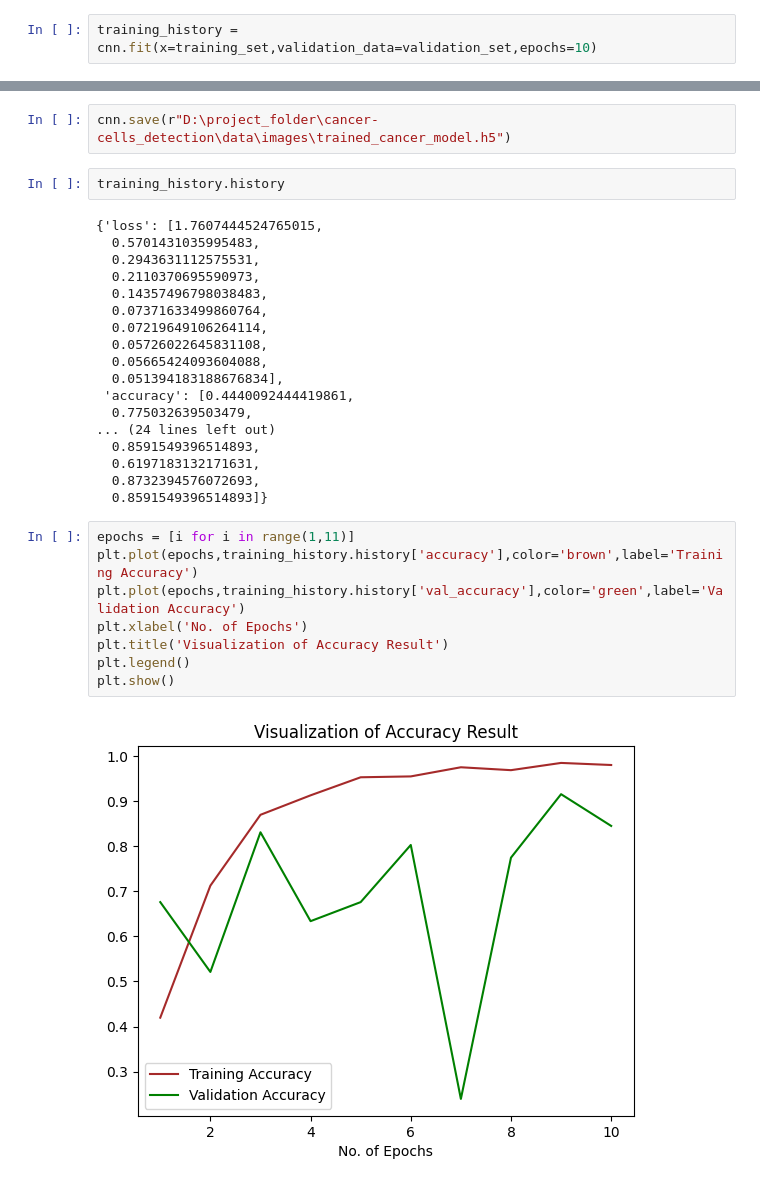
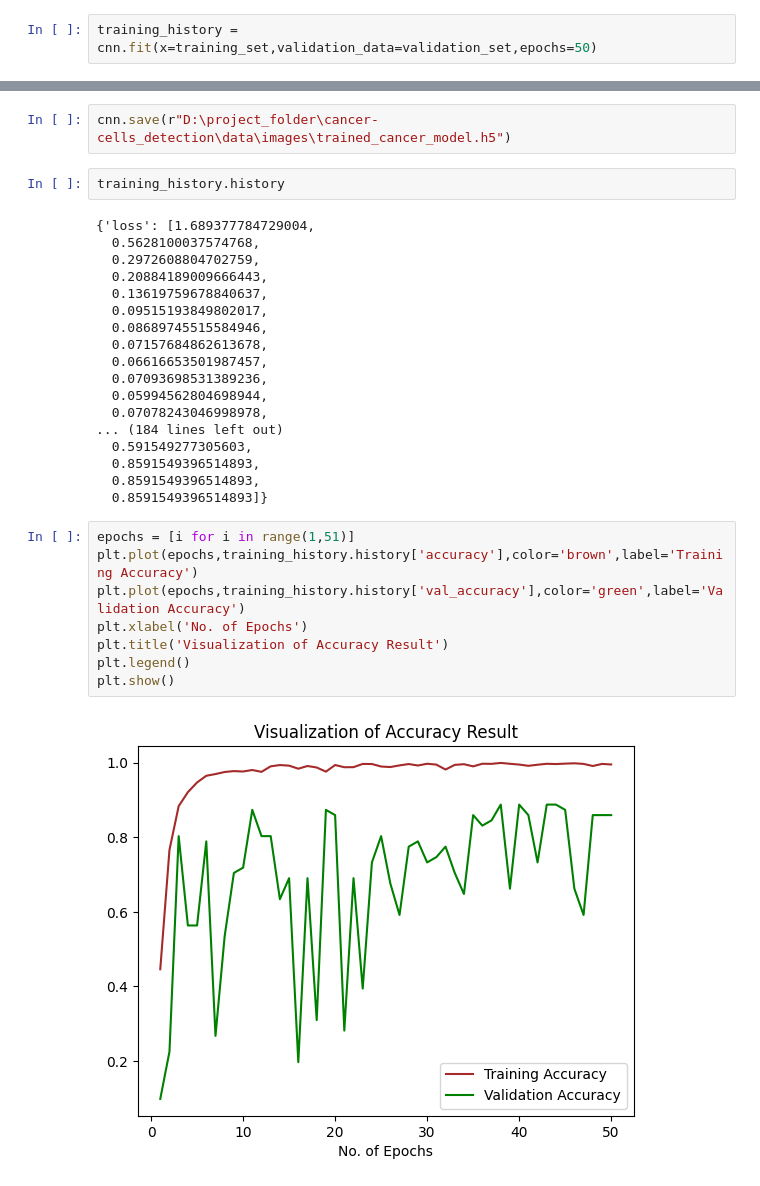
Before and after one commit to nickchougule/Cancer-cells_detection, a Jupyter notebook: data/images/Train_cancer.ipynb, the cells around one changed output, grey strips where cells are left out. Drawn from its saved outputs; the diff is of its cells as text.

Commit message:
New updated accuracy and better outputs

```diff
--- a/data/images/Train_cancer.ipynb
+++ b/data/images/Train_cancer.ipynb
@@ -174,5 +174,5 @@ Trainable params: 6,816,484
 Non-trainable params: 1,984
 _________________________________________________________________
 # %%
-training_history = cnn.fit(x=training_set,validation_data=validation_set,epochs=10)
+training_history = cnn.fit(x=training_set,validation_data=validation_set,epochs=50)
 # %% [output]
@@ -213,30 +210,30 @@ cnn.save(r"D:\project_folder\cancer-cells_detection\data\images\trained_cancer_m
 # %%
 training_history.history
 # %% [output]
-{'loss': [1.7607444524765015,
-  0.5701431035995483,
-  0.2943631112575531,
-  0.2110370695590973,
-  0.14357496798038483,
-  0.07371633499860764,
-  0.07219649106264114,
-  0.05726022645831108,
-  0.05665424093604088,
-  0.051394183188676834],
- 'accuracy': [0.4440092444419861,
-  0.775032639503479,
-... (24 lines left out)
+{'loss': [1.689377784729004,
+  0.5628100037574768,
+  0.2972608804702759,
+  0.20884189009666443,
+  0.13619759678840637,
+  0.09515193849802017,
+  0.08689745515584946,
+  0.07157684862613678,
+  0.06616653501987457,
+  0.07093698531389236,
+  0.05994562804698944,
+  0.07078243046998978,
+... (184 lines left out)
+  0.591549277305603,
   0.8591549396514893,
-  0.6197183132171631,
-  0.8732394576072693,
+  0.8591549396514893,
   0.8591549396514893]}
 # %%
-epochs = [i for i in range(1,11)]
+epochs = [i for i in range(1,51)]
 plt.plot(epochs,training_history.history['accuracy'],color='brown',label='Training Accuracy')
 plt.plot(epochs,training_history.history['val_accuracy'],color='green',label='Validation Accuracy')
 plt.xlabel('No. of Epochs')
 plt.title('Visualization of Accuracy Result')
 plt.legend()
 plt.show()
 # %% [output]
-[figure, old version]
+[figure, new version]
```
Also changed, not shown: parts of 3 cells of this notebook, 1 other file.
